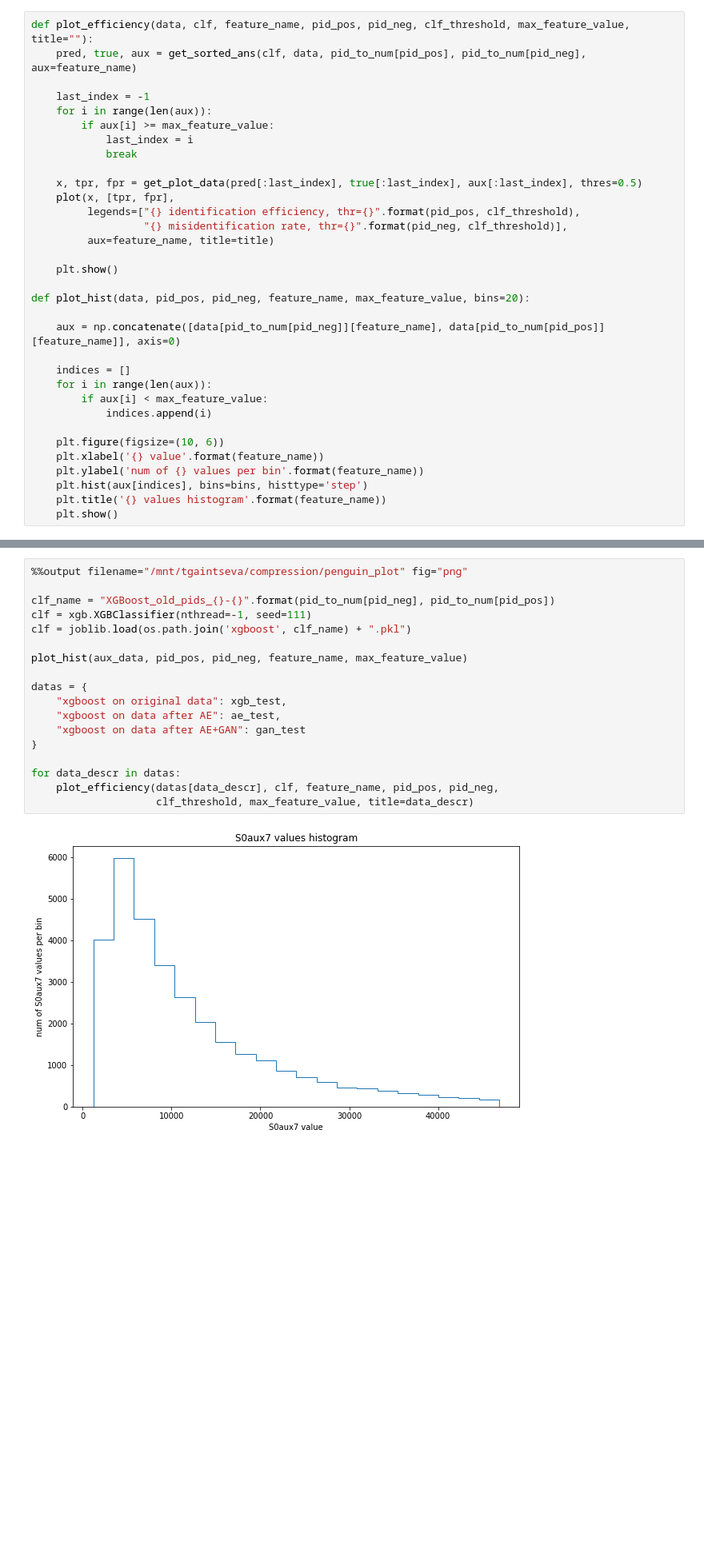
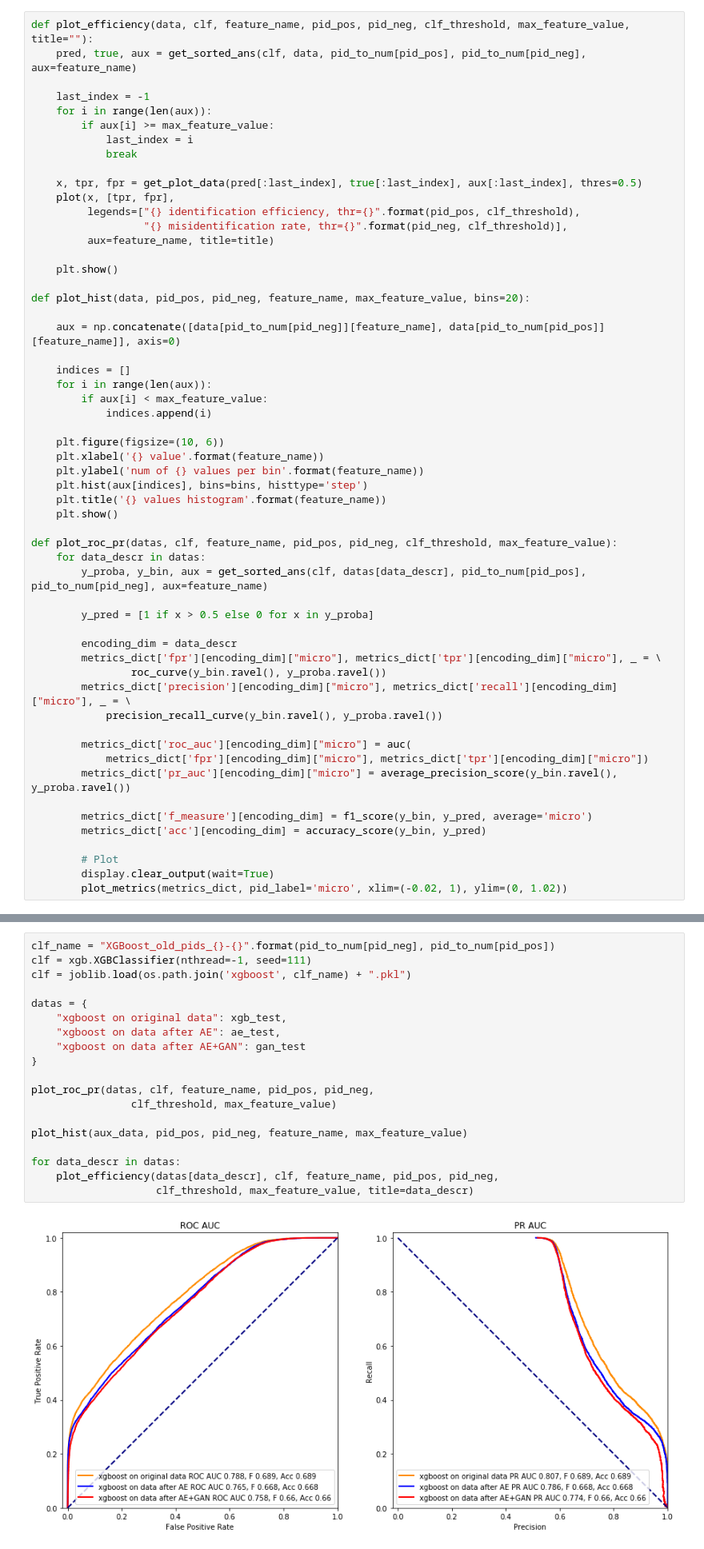
Before and after one commit to weissercn/LHCb_PID_Compression, a Jupyter notebook: exp_old-v2/XGB_pids_pairs/kaon-proton.ipynb, the cells around one changed output, grey strips where cells are left out. Shown at 80% size. Cells and saved outputs as stored; diff of their text form; blank space fills up the shorter version.

Commit message:
ric, pr curves added to pairplots

```diff
--- a/exp_old-v2/XGB_pids_pairs/kaon-proton.ipynb
+++ b/exp_old-v2/XGB_pids_pairs/kaon-proton.ipynb
@@ -169,6 +168,29 @@ def plot_hist(data, pid_pos, pid_neg, feature_name, max_feature_value, bins=20):
     plt.hist(aux[indices], bins=bins, histtype='step')
     plt.title('{} values histogram'.format(feature_name))
     plt.show()
+
+def plot_roc_pr(datas, clf, feature_name, pid_pos, pid_neg, clf_threshold, max_feature_value):
+    for data_descr in datas:
+        y_proba, y_bin, aux = get_sorted_ans(clf, datas[data_descr], pid_to_num[pid_pos], pid_to_num[pid_neg], aux=feature_name)
+
+        y_pred = [1 if x > 0.5 else 0 for x in y_proba]
+
+        encoding_dim = data_descr
+        metrics_dict['fpr'][encoding_dim]["micro"], metrics_dict['tpr'][encoding_dim]["micro"], _ = \
+                roc_curve(y_bin.ravel(), y_proba.ravel())
+        metrics_dict['precision'][encoding_dim]["micro"], metrics_dict['recall'][encoding_dim]["micro"], _ = \
+            precision_recall_curve(y_bin.ravel(), y_proba.ravel())
+
+        metrics_dict['roc_auc'][encoding_dim]["micro"] = auc(
+            metrics_dict['fpr'][encoding_dim]["micro"], metrics_dict['tpr'][encoding_dim]["micro"])
+        metrics_dict['pr_auc'][encoding_dim]["micro"] = average_precision_score(y_bin.ravel(), y_proba.ravel())
+
+        metrics_dict['f_measure'][encoding_dim] = f1_score(y_bin, y_pred, average='micro')
+        metrics_dict['acc'][encoding_dim] = accuracy_score(y_bin, y_pred)
+
+        # Plot
+        display.clear_output(wait=True)
+        plot_metrics(metrics_dict, pid_label='micro', xlim=(-0.02, 1), ylim=(0, 1.02))
 # %%
 pid_neg = 'pion'
 pid_pos = 'proton'
@@ -189,20 +219,21 @@ hv.extension()
 # %%
-%%output filename="/mnt/tgaintseva/compression/penguin_plot" fig="png"
-
 clf_name = "XGBoost_old_pids_{}-{}".format(pid_to_num[pid_neg], pid_to_num[pid_pos])
 clf = xgb.XGBClassifier(nthread=-1, seed=111)
 clf = joblib.load(os.path.join('xgboost', clf_name) + ".pkl")
-
-plot_hist(aux_data, pid_pos, pid_neg, feature_name, max_feature_value)
 
 datas = {
     "xgboost on original data": xgb_test,
     "xgboost on data after AE": ae_test,
     "xgboost on data after AE+GAN": gan_test
 }
 
+plot_roc_pr(datas, clf, feature_name, pid_pos, pid_neg,
+                clf_threshold, max_feature_value)
+
+plot_hist(aux_data, pid_pos, pid_neg, feature_name, max_feature_value)
+
 for data_descr in datas:
     plot_efficiency(datas[data_descr], clf, feature_name, pid_pos, pid_neg,
                     clf_threshold, max_feature_value, title=data_descr)
 # %% [output]
-[figure, old version]
+[figure, new version]
```
Also changed, not shown: parts of 5 cells of this notebook, 30 other files.
